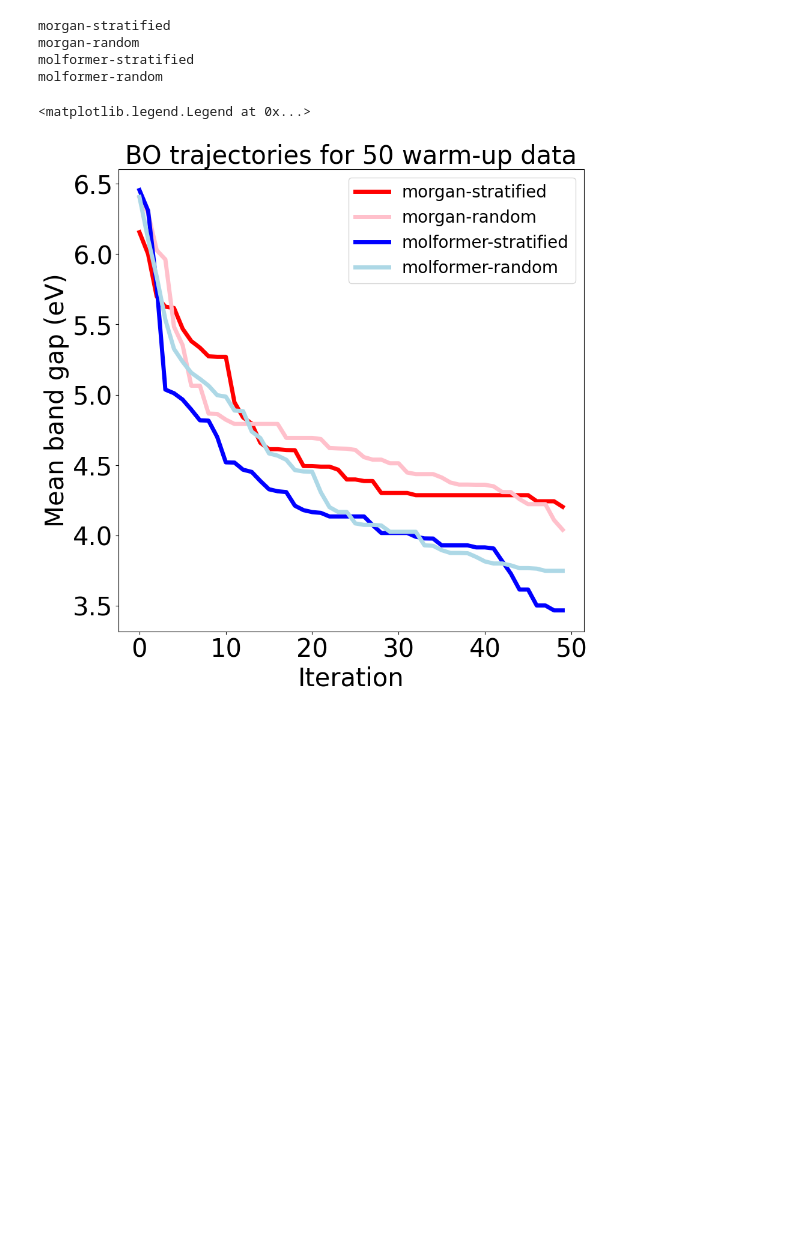
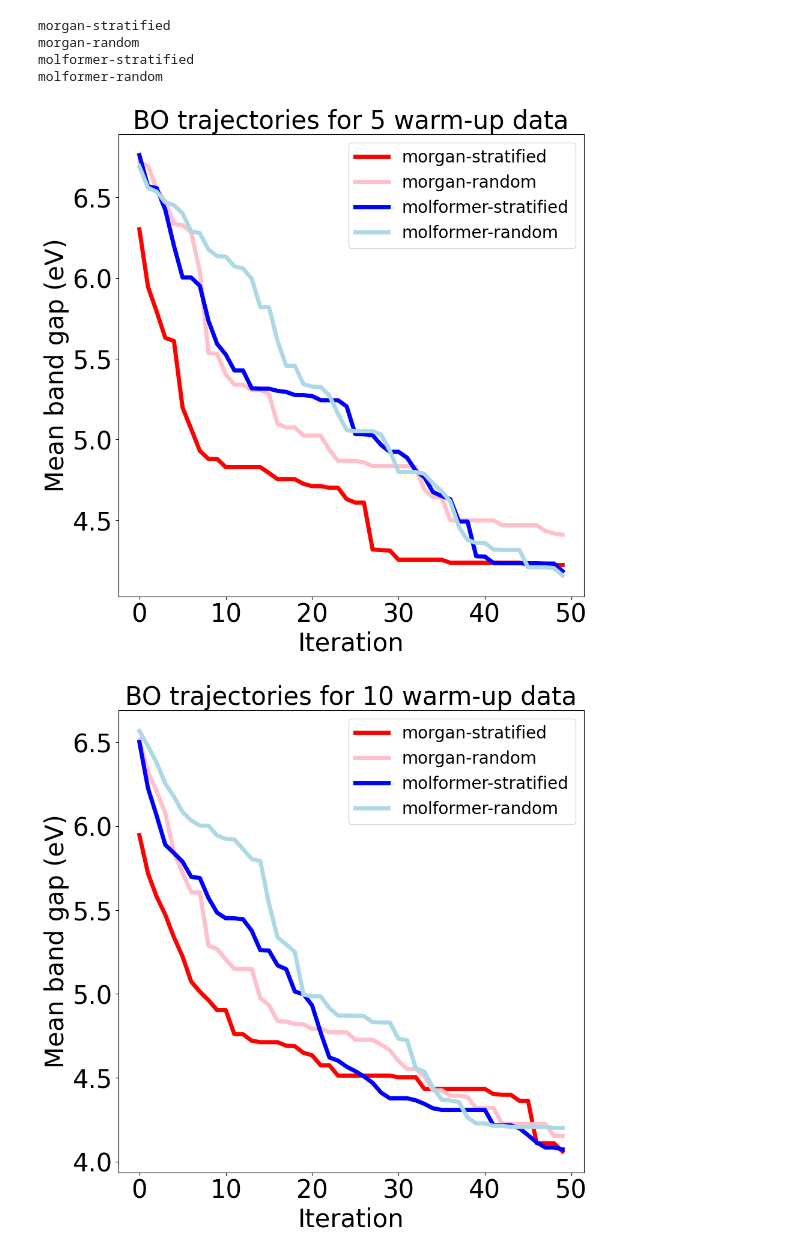
Before and after one commit to eltonpan/bayes-warmup, a Jupyter notebook: bo_trajectory_result_analysis.ipynb, the cells around one changed output. Cells and saved outputs as stored; diff of their text form; code cells hidden in the pictures; blank space fills up the shorter version.

```diff
--- a/bo_trajectory_result_analysis.ipynb
+++ b/bo_trajectory_result_analysis.ipynb
@@ -73,3 +73,8 @@ import pickle
 filename = 'all_combi_trajs.pkl'
 with open(filename, 'wb') as file:
     pickle.dump(all_trajs, file)
+# %%
+import pickle
+filename = 'all_combi_trajs.pkl'
+with open(filename, 'rb') as file:
+    all_trajs = pickle.load(file)
@@ -121,22 +131,24 @@ morgan-random
 molformer-stratified
 molformer-random
 # %%
-warmup = 50
-widx = all_warmup.index(warmup)
-plt.figure(figsize=(10,10))
-
+all_warmup = [5, 10, 20, 50, 100, 200]
 colors = ['red', 'pink',  'blue', 'lightblue' ]
 
-for i, selected_combi in enumerate(all_trajs.keys()):
-    traj = all_trajs[selected_combi][widx]
-    plt.plot(range(50), traj.mean(0), linewidth=5, label=selected_combi, color = colors[i])
+for warmup in all_warmup:
+    widx = all_warmup.index(warmup)
+    plt.figure(figsize=(10,10))
+    for i, selected_combi in enumerate(all_trajs.keys()):
+        traj = all_trajs[selected_combi][widx]
+        plt.plot(range(50), traj.mean(0), linewidth=5, label=selected_combi, color = colors[i])
 
-plt.title(f"BO trajectories for {warmup} warm-up data", fontsize = 30)
-plt.xticks(fontsize=30)
-plt.yticks(fontsize=30)
-plt.xlabel('Iteration', fontsize=30)
-plt.ylabel('Mean band gap (eV)', fontsize=30)
-plt.legend(fontsize=20, title_fontsize=20)
+    plt.title(f"BO trajectories for {warmup} warm-up data", fontsize = 30)
+    plt.xticks(fontsize=30)
+    plt.yticks(fontsize=30)
+    plt.xlabel('Iteration', fontsize=30)
+    plt.ylabel('Mean band gap (eV)', fontsize=30)
+    plt.legend(fontsize=20, title_fontsize=20)
+    plt.savefig(f"figures/traj_warmup{warmup}.png")
+    plt.show()
 # %% [output]
-<matplotlib.legend.Legend at 0x...>
-[figure, old version]
+[figure, new version]
+[figure, added]
```
Also changed, not shown: parts of 6 cells of this notebook.
